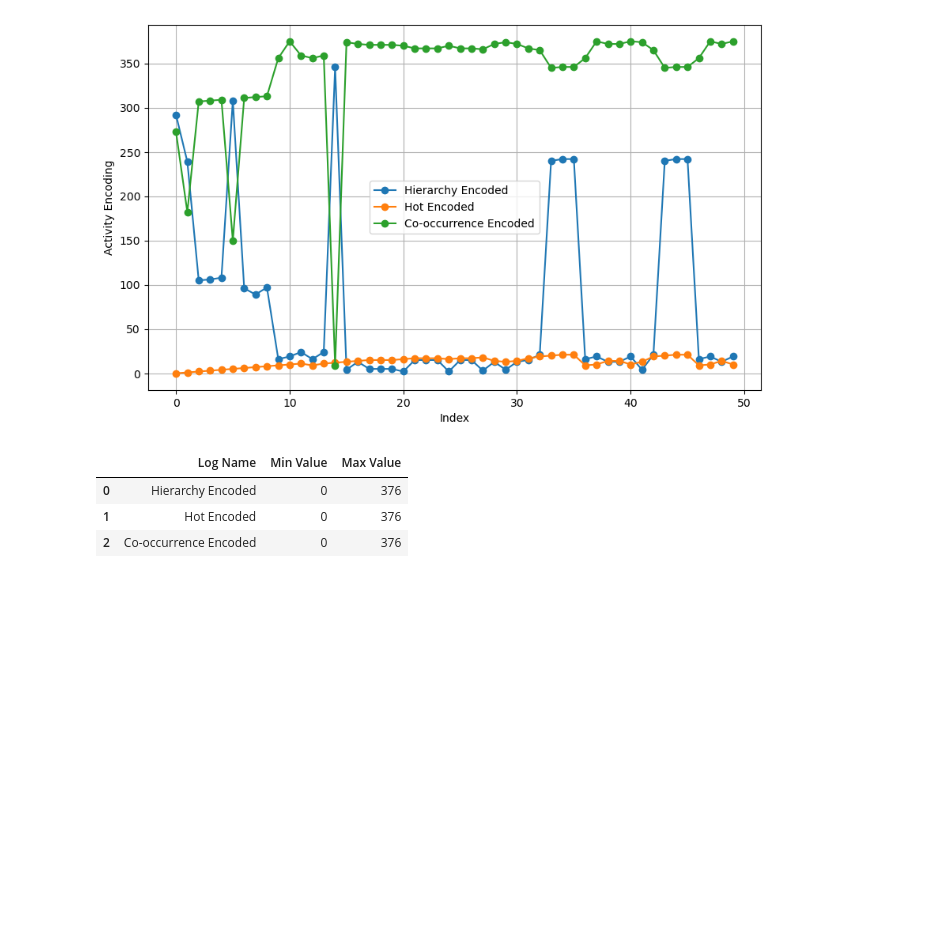
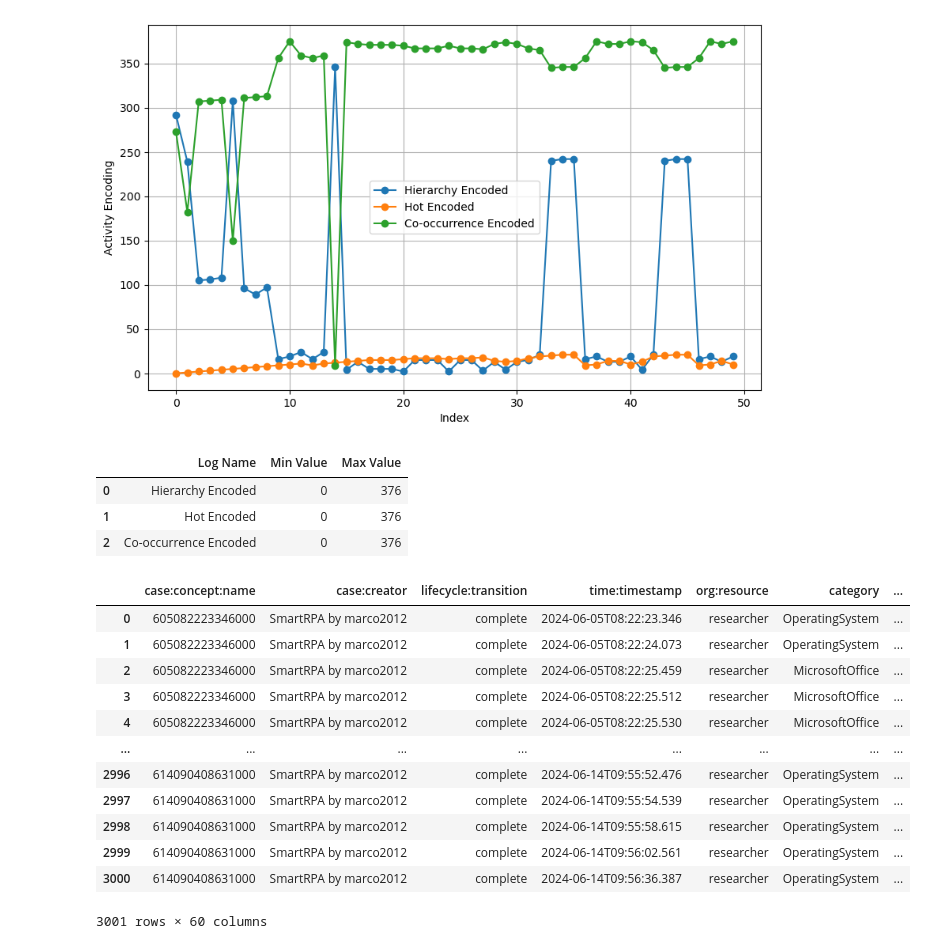
Before and after one commit to thohenadl/TSMDforUILogs, a Jupyter notebook: encodingAnalysis.ipynb, the cells around one changed output. Saved outputs shown, nothing was run; the diff lists cells and outputs as text; code cells hidden in the pictures; blank space fills up the shorter version.

```diff
--- a/encodingAnalysis.ipynb
+++ b/encodingAnalysis.ipynb
@@ -295,3 +284,19 @@ min_max_df
 | 0 | Hierarchy Encoded | 0 | 376 |
 | 1 | Hot Encoded | 0 | 376 |
 | 2 | Co-occurrence Encoded | 0 | 376 |
+# %%
+cooccurancyEncodedUiLog
+# %% [output]
+|  | case:concept:name | case:creator | lifecycle:transition | time:timestamp | org:resource | category | ... |
+| 0 | 605082223346000 | SmartRPA by marco2012 | complete | 2024-06-05T08:22:23.346 | researcher | OperatingSystem | ... |
+| 1 | 605082223346000 | SmartRPA by marco2012 | complete | 2024-06-05T08:22:24.073 | researcher | OperatingSystem | ... |
+| 2 | 605082223346000 | SmartRPA by marco2012 | complete | 2024-06-05T08:22:25.459 | researcher | MicrosoftOffice | ... |
+| 3 | 605082223346000 | SmartRPA by marco2012 | complete | 2024-06-05T08:22:25.512 | researcher | MicrosoftOffice | ... |
+| 4 | 605082223346000 | SmartRPA by marco2012 | complete | 2024-06-05T08:22:25.530 | researcher | MicrosoftOffice | ... |
+| ... | ... | ... | ... | ... | ... | ... | ... |
+| 2996 | 614090408631000 | SmartRPA by marco2012 | complete | 2024-06-14T09:55:52.476 | researcher | OperatingSystem | ... |
+| 2997 | 614090408631000 | SmartRPA by marco2012 | complete | 2024-06-14T09:55:54.539 | researcher | OperatingSystem | ... |
+| 2998 | 614090408631000 | SmartRPA by marco2012 | complete | 2024-06-14T09:55:58.615 | researcher | OperatingSystem | ... |
+| 2999 | 614090408631000 | SmartRPA by marco2012 | complete | 2024-06-14T09:56:02.561 | researcher | OperatingSystem | ... |
+| 3000 | 614090408631000 | SmartRPA by marco2012 | complete | 2024-06-14T09:56:36.387 | researcher | OperatingSystem | ... |
+3001 rows × 60 columns
```
Also changed, not shown: parts of 4 cells of this notebook, 2 other files.
